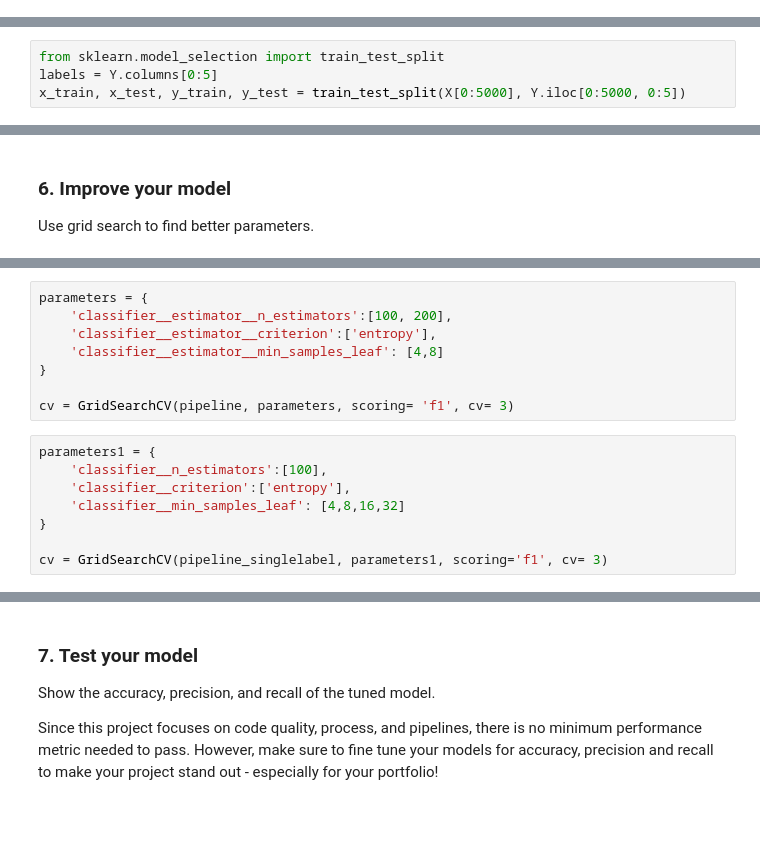
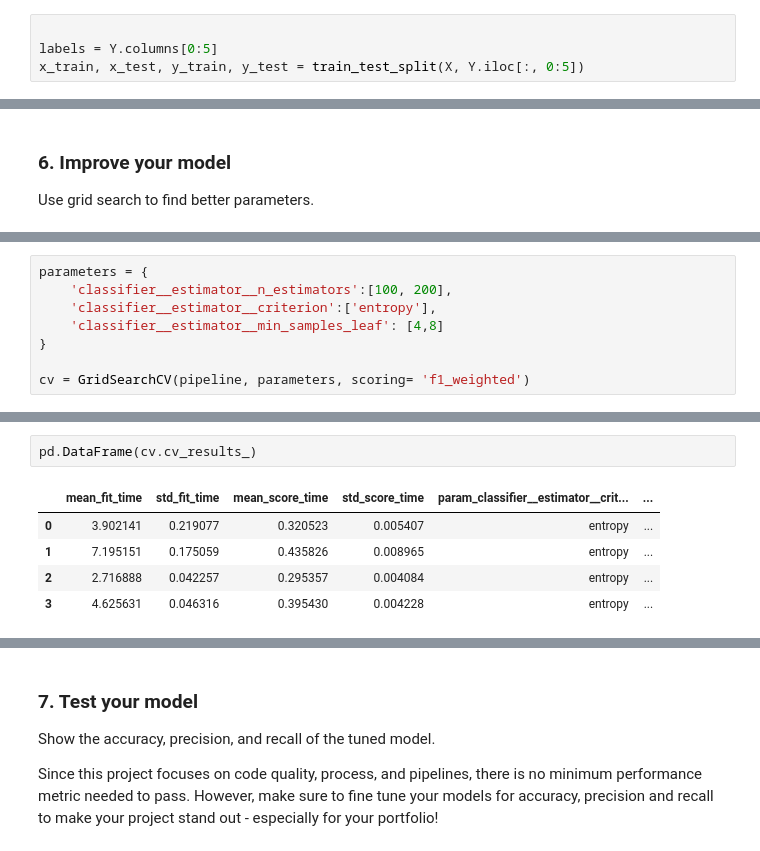
Before and after one commit to edonkoh/Disaster_Response-, a Jupyter notebook: Notebooks/ML Pipeline Preparation.ipynb, the cells around one changed output, grey strips where cells are left out. Saved outputs shown, nothing was run; the diff lists cells and outputs as text; blank space fills up the shorter version.

Commit message:
Text classification algorithm
+ Notebook containing experiment
+ Patially completed training code

```diff
--- a/Notebooks/ML Pipeline Preparation.ipynb
+++ b/Notebooks/ML Pipeline Preparation.ipynb
@@ -154,0 +115,4 @@ pipeline_singlelabel = Pipeline(
+# %%
+
+labels = Y.columns[0:5]
+x_train, x_test, y_train, y_test = train_test_split(X, Y.iloc[:, 0:5])
@@ -155,7 +129,3 @@ pipeline_singlelabel = Pipeline(
 # %% [markdown]
 ### 5. Test your model
 Report the f1 score, precision and recall for each output category of the dataset. You can do this by iterating through the columns and calling sklearn's `classification_report` on each.
-# %%
-from sklearn.model_selection import train_test_split
-labels = Y.columns[0:5]
-x_train, x_test, y_train, y_test = train_test_split(X[0:5000], Y.iloc[0:5000, 0:5])
@@ -268,12 +167,4 @@ parameters = {
     'classifier__estimator__min_samples_leaf': [4,8]
 }
 
-cv = GridSearchCV(pipeline, parameters, scoring= 'f1', cv= 3)
+cv = GridSearchCV(pipeline, parameters, scoring= 'f1_weighted')
-# %%
-parameters1 = {
-    'classifier__n_estimators':[100],
-    'classifier__criterion':['entropy'],
-    'classifier__min_samples_leaf': [4,8,16,32]
-}
-
-cv = GridSearchCV(pipeline_singlelabel, parameters1, scoring='f1', cv= 3)
@@ -315,0 +173,8 @@ GridSearchCV(cv=3,
+# %%
+pd.DataFrame(cv.cv_results_)
+# %% [output]
+|  | mean_fit_time | std_fit_time | mean_score_time | std_score_time | param_classifier__estimator__crit... | ... |
+| 0 | 3.902141 | 0.219077 | 0.320523 | 0.005407 | entropy | ... |
+| 1 | 7.195151 | 0.175059 | 0.435826 | 0.008965 | entropy | ... |
+| 2 | 2.716888 | 0.042257 | 0.295357 | 0.004084 | entropy | ... |
+| 3 | 4.625631 | 0.046316 | 0.395430 | 0.004228 | entropy | ... |
```
Also changed, not shown: parts of 30 cells of this notebook, 1 other file.
